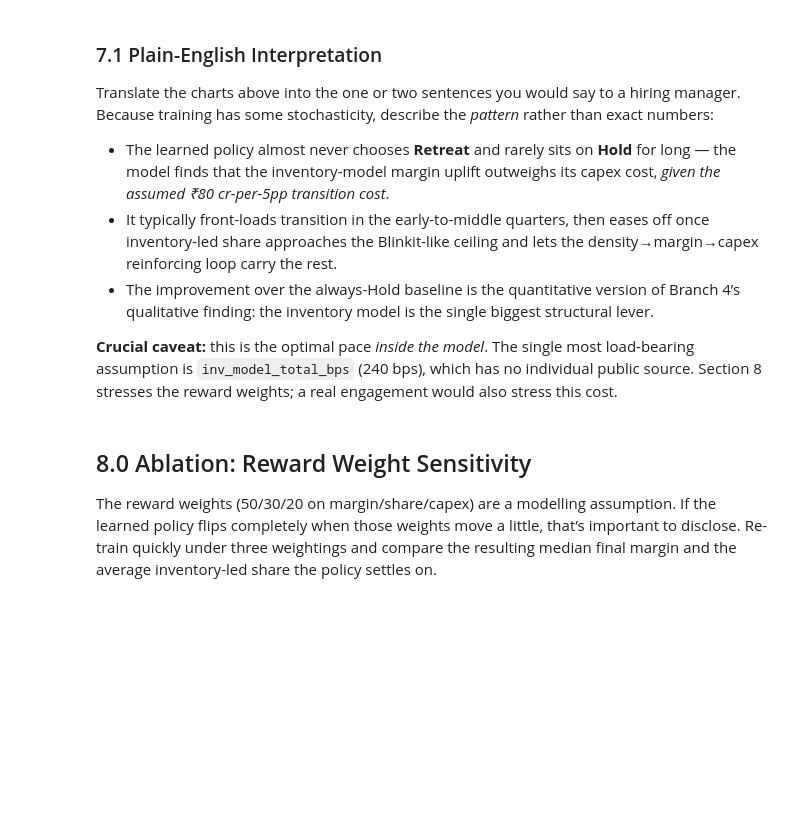
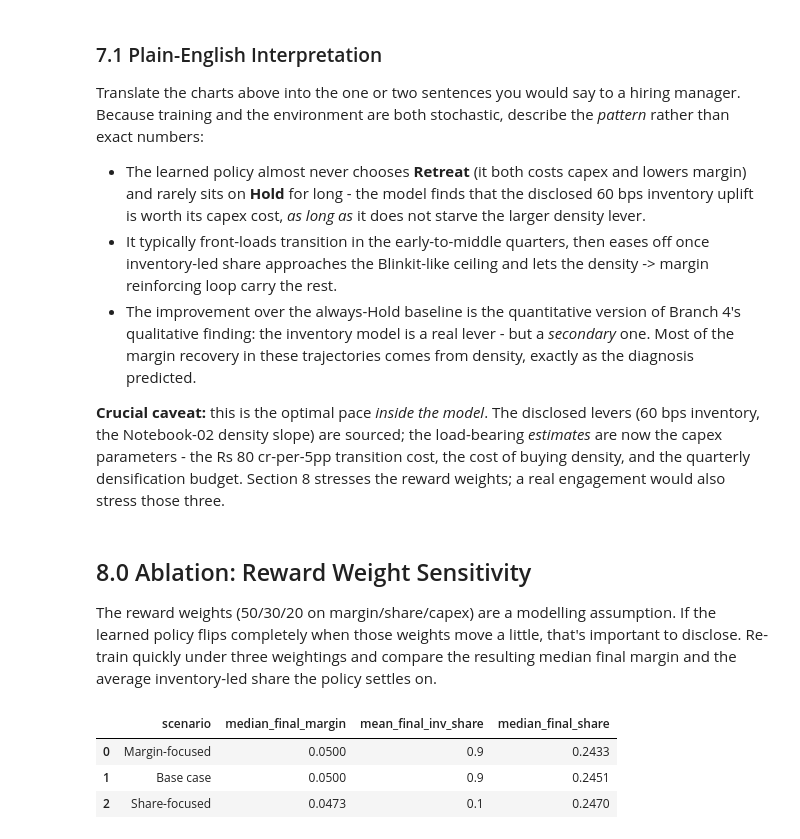
Before and after one commit to addy9051/swiggy-instamart-casestudy, a Jupyter notebook: notebooks/06a_strategy1_rl_inventory_transition.ipynb, the cells around one changed output. Saved outputs shown, nothing was run; the diff lists cells and outputs as text; code cells hidden in the pictures; blank space fills up the shorter version.

```diff
--- a/notebooks/06a_strategy1_rl_inventory_transition.ipynb
+++ b/notebooks/06a_strategy1_rl_inventory_transition.ipynb
@@ -106,40 +102,0 @@ network (Notebook 02). Confidence tags: **D** = company-disclosed, **E** = analy
-# %%
-
-# Load the disclosed figures straight from Notebook 01's output so this notebook
-# never hard-codes a number that already lives in the master table.
-master = pd.read_csv(PROCESSED / "master_metrics.csv")
-
-def lookup(company, metric, default=None):
-    hit = master[(master.company == company) & (master.metric == metric)]
-    return float(hit["value"].iloc[0]) if len(hit) else default
-
-BASELINE = {
-    # ── Swiggy Instamart ───────────────────────────────────────────────────────
-    "avg_density":                  lookup("Swiggy Instamart", "Orders per Store per Day", 1025),   # D
-    "density_ceiling":              2000,     # D  — Swiggy stated 2,000+ capacity ceiling
-    "breakeven_density":            1552,     # DV — derived in Notebook 02 (simulated regression)
-    "pct_profitable_stores":        0.25,     # D  — Swiggy Q2 FY26 shareholder letter
-    "contribution_margin":         -0.018,    # D  — Q4 FY26, expressed as a fraction
-    "market_share":                 0.24,     # E  — Datum Intelligence / Reuters, Jan 2026
-    "pct_inventory_led":            0.10,     # DV — Swiggy is marketplace-led; Blinkit 90% = ceiling
-    "capex_reserve_cr":             500,      # E  — approximate quarterly capex envelope
-    "total_stores":                 1143,     # D  — Eternal/Swiggy disclosures (Notebook 02 network)
-    # ── Blinkit reference figures ──────────────────────────────────────────
-    "blinkit_density":              lookup("Blinkit", "Orders per Store per Day", 1337),   # E — Nomura note
-    "blinkit_market_share":         0.46,     # E  — Datum Intelligence / Reuters, Jan 2026
-    "blinkit_contribution_margin":  0.012,    # E  — analyst estimate; used as the target end-state
-    # ── Inventory model economics ─────────────────────────────────────────
-    "inv_uplift_bps":               60,       # D  — CFO-stated 50–70 bps midpoint (per-order disclosed fact)
-    "inv_model_total_bps":          240,      # E  — *** MODELLING ASSUMPTION ***
-                                              #      Estimated full structural margin contribution of the
-                                              #      inventory-led model: warehouse efficiency, supplier
-                                              #      terms, reduced spoilage, pooled last-mile economics.
-                                              #      Calibrated so full transition (10%→90%) bridges
-                                              #      ~200 bps of the Swiggy/Blinkit margin gap.
-                                              #      No individual public source — single most load-bearing
-                                              #      assumption in the model.
-    "capex_per_5pp_cr":             80,       # E  — ₹80 cr per 5pp transition step (estimate)
-}
-
-for k, v in BASELINE.items():
-    print(f"  {k:30s} = {v}")
@@ -408,6 +516,7 @@ model = PPO(
     "MlpPolicy", train_env,
     learning_rate=3e-4, n_steps=1024, batch_size=64, n_epochs=10,
     gamma=0.97, gae_lambda=0.95, clip_range=0.2,
+    ent_coef=0.01,                 # keep exploration alive -> prevents entropy collapse
     seed=RNG_SEED, verbose=1, device=device,
     tensorboard_log=str(MODELS / "tb"),
 )
@@ -606,25 +908,28 @@ plt.show()
 ### 7.1 Plain-English Interpretation
 
 Translate the charts above into the one or two sentences you would say to a hiring manager.
-Because training has some stochasticity, describe the *pattern* rather than exact numbers:
+Because training and the environment are both stochastic, describe the *pattern* rather than exact numbers:
 
-- The learned policy almost never chooses **Retreat** and rarely sits on **Hold** for long — the
-  model finds that the inventory-model margin uplift outweighs its capex cost, *given the assumed
-  ₹80 cr-per-5pp transition cost*.
+- The learned policy almost never chooses **Retreat** (it both costs capex and lowers margin) and
+  rarely sits on **Hold** for long - the model finds that the disclosed 60 bps inventory uplift is
+  worth its capex cost, *as long as* it does not starve the larger density lever.
 - It typically front-loads transition in the early-to-middle quarters, then eases off once
-  inventory-led share approaches the Blinkit-like ceiling and lets the density→margin→capex
-  reinforcing loop carry the rest.
-- The improvement over the always-Hold baseline is the quantitative version of Branch 4’s
-  qualitative finding: the inventory model is the single biggest structural lever.
+  inventory-led share approaches the Blinkit-like ceiling and lets the density -> margin reinforcing
+  loop carry the rest.
+- The improvement over the always-Hold baseline is the quantitative version of Branch 4's
+  qualitative finding: the inventory model is a real lever - but a *secondary* one. Most of the
+  margin recovery in these trajectories comes from density, exactly as the diagnosis predicted.
 
-**Crucial caveat:** this is the optimal pace *inside the model*. The single most load-bearing
-assumption is `inv_model_total_bps` (240 bps), which has no individual public source. Section 8
-stresses the reward weights; a real engagement would also stress this cost.
+**Crucial caveat:** this is the optimal pace *inside the model*. The disclosed levers (60 bps
+inventory, the Notebook-02 density slope) are sourced; the load-bearing *estimates* are now the
+capex parameters - the Rs 80 cr-per-5pp transition cost, the cost of buying density, and the
+quarterly densification budget. Section 8 stresses the reward weights; a real engagement would
+also stress those three.
 # %% [markdown]
 ## 8.0 Ablation: Reward Weight Sensitivity
 
 The reward weights (50/30/20 on margin/share/capex) are a modelling assumption. If the learned
-policy flips completely when those weights move a little, that’s important to disclose.
+policy flips completely when those weights move a little, that's important to disclose.
 Re-train quickly under three weightings and compare the resulting median final margin and the
 average inventory-led share the policy settles on.
 # %%
@@ -634,34 +939,39 @@ weight_grid = [
     dict(w_margin=0.50, w_share=0.30, w_capex=0.20, label="Base case"),
     dict(w_margin=0.30, w_share=0.50, w_capex=0.20, label="Share-focused"),
 ]
 
 sens_rows = []
 for cfg in weight_grid:
     e = InstamartTransitionEnv(config=cfg)
     # Use the same memory-friendly PPO settings as main training, but lighter budget for the sweep
     m = PPO(
         "MlpPolicy", e,
         learning_rate=3e-4, n_steps=1024, batch_size=64, n_epochs=10,
-        gamma=0.97, seed=RNG_SEED, verbose=0, device=device
+        gamma=0.97, ent_coef=0.01, seed=RNG_SEED, verbose=0, device=device
     )
     m.learn(total_timesteps=150_000)   # moderate budget for sensitivity sweep
     roll = rollout(m, n_episodes=100)
     fin = roll.sort_values("quarter").groupby("episode").tail(1)
     sens_rows.append(dict(
         scenario=cfg["label"],
         median_final_margin=round(fin["margin"].median(), 4),
         mean_final_inv_share=round(roll.groupby("episode").tail(1)["pct_inv"].mean(), 3),
         median_final_share=round(fin["share"].median(), 4),
     ))
     # Clear memory between runs to avoid hoarding RAM/GPU memory
     del m
     if device == "cuda":
         torch.cuda.empty_cache()
     gc.collect()
 
 sensitivity = pd.DataFrame(sens_rows)
 sensitivity.to_csv(PROCESSED / "b6a_reward_weight_sensitivity.csv", index=False)
 sensitivity
+# %% [output]
+|  | scenario | median_final_margin | mean_final_inv_share | median_final_share |
+| 0 | Margin-focused | 0.0500 | 0.9 | 0.2433 |
+| 1 | Base case | 0.0500 | 0.9 | 0.2451 |
+| 2 | Share-focused | 0.0473 | 0.1 | 0.2470 |
 # %%
 
 fig, ax = plt.subplots(figsize=(8, 4))
```
Also changed, not shown: parts of 32 cells of this notebook, 31 other files.
